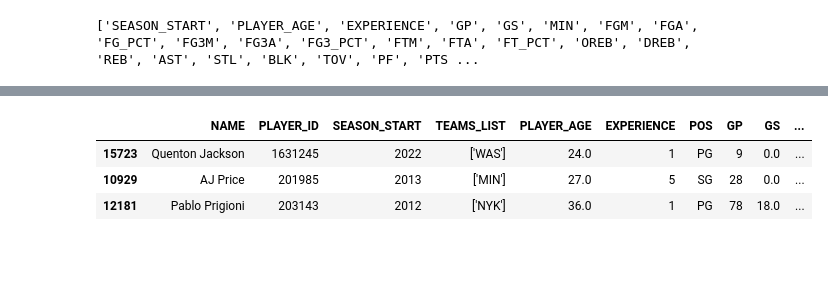
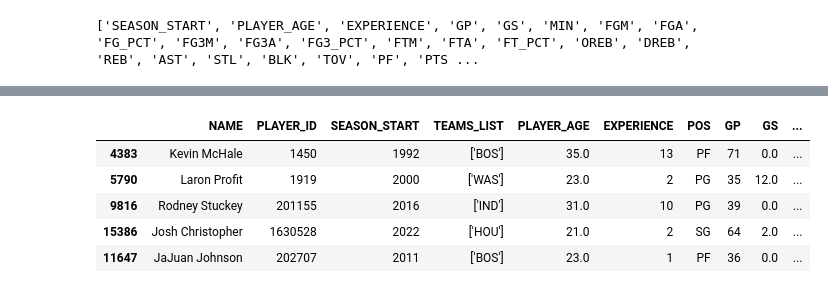
Before and after one commit to NBA-player-transactions/predicting_nba_player_retention, a Jupyter notebook: in_league_next.ipynb, the cells around one changed output, grey strips where cells are left out. Saved outputs shown, nothing was run; the diff lists cells and outputs as text; code cells hidden in the pictures; blank space fills up the shorter version.

```diff
--- a/in_league_next.ipynb
+++ b/in_league_next.ipynb
@@ -13,5 +19,6 @@ pd.set_option('display.max_columns', 100)
 # %%
 df = pd.read_csv("Data/merged_data/merged_data_collapsed_teams.csv").dropna() #drop NAN rows
+df = df[df["SEASON_START"] < 2023]
 # %%
 df.columns
 # %% [output]
@@ -158,7 +175,9 @@ df["MODEL_PRED"] = lr.predict(df[predictors])
 # %%
-df.loc[ (df["IN_LEAGUE_NEXT"]==1) & (df["MODEL_PRED"]==0) ].sample(3)
+df.loc[ (df["IN_LEAGUE_NEXT"]==0) & (df["MODEL_PRED"]==1) ].sample(5, random_state=815)
 # %% [output]
 |  | NAME | PLAYER_ID | SEASON_START | TEAMS_LIST | PLAYER_AGE | EXPERIENCE | POS | GP | GS | ... |
-| 15723 | Quenton Jackson | 1631245 | 2022 | ['WAS'] | 24.0 | 1 | PG | 9 | 0.0 | ... |
-| 10929 | AJ Price | 201985 | 2013 | ['MIN'] | 27.0 | 5 | SG | 28 | 0.0 | ... |
-| 12181 | Pablo Prigioni | 203143 | 2012 | ['NYK'] | 36.0 | 1 | PG | 78 | 18.0 | ... |
+| 4383 | Kevin McHale | 1450 | 1992 | ['BOS'] | 35.0 | 13 | PF | 71 | 0.0 | ... |
+| 5790 | Laron Profit | 1919 | 2000 | ['WAS'] | 23.0 | 2 | PG | 35 | 12.0 | ... |
+| 9816 | Rodney Stuckey | 201155 | 2016 | ['IND'] | 31.0 | 10 | PG | 39 | 0.0 | ... |
+| 15386 | Josh Christopher | 1630528 | 2022 | ['HOU'] | 21.0 | 2 | SG | 64 | 2.0 | ... |
+| 11647 | JaJuan Johnson | 202707 | 2011 | ['BOS'] | 23.0 | 1 | PF | 36 | 0.0 | ... |
```
Also changed, not shown: parts of 18 cells of this notebook.
